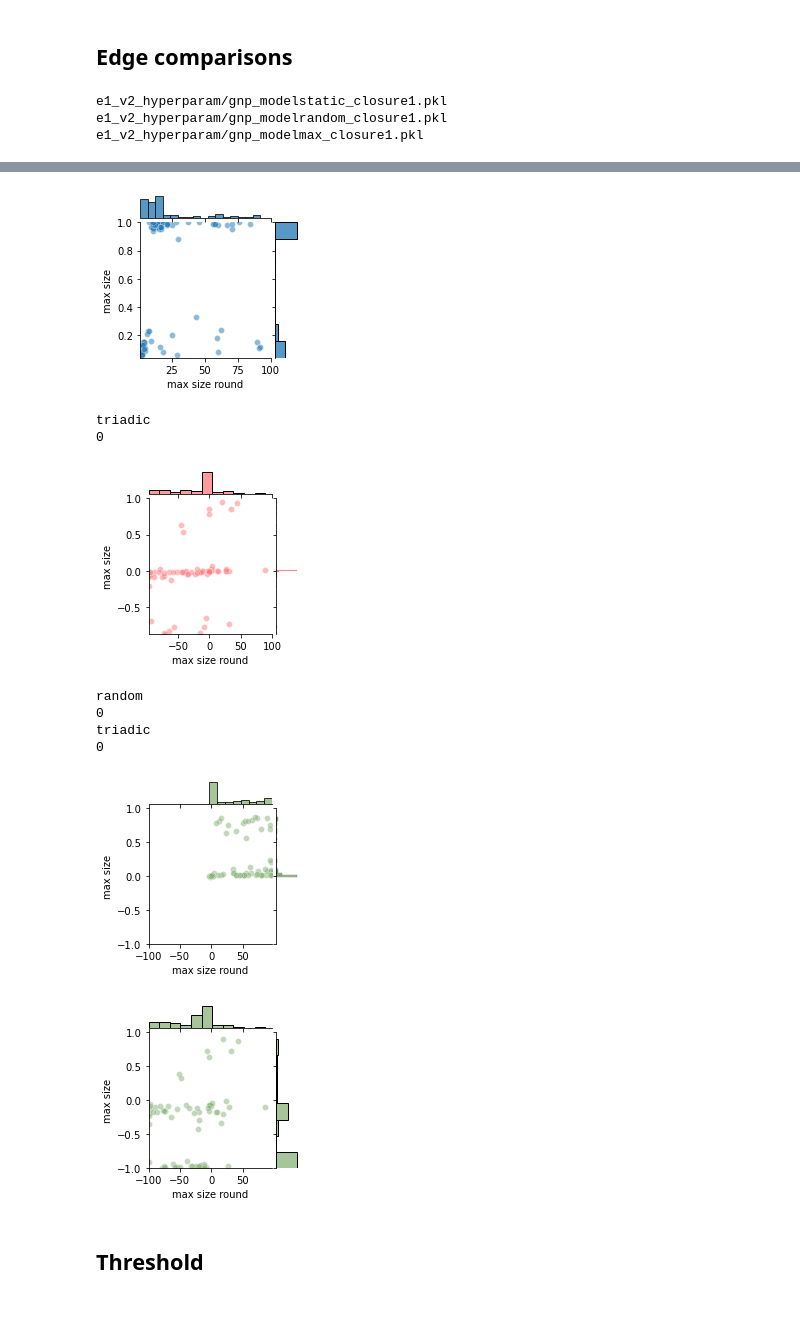
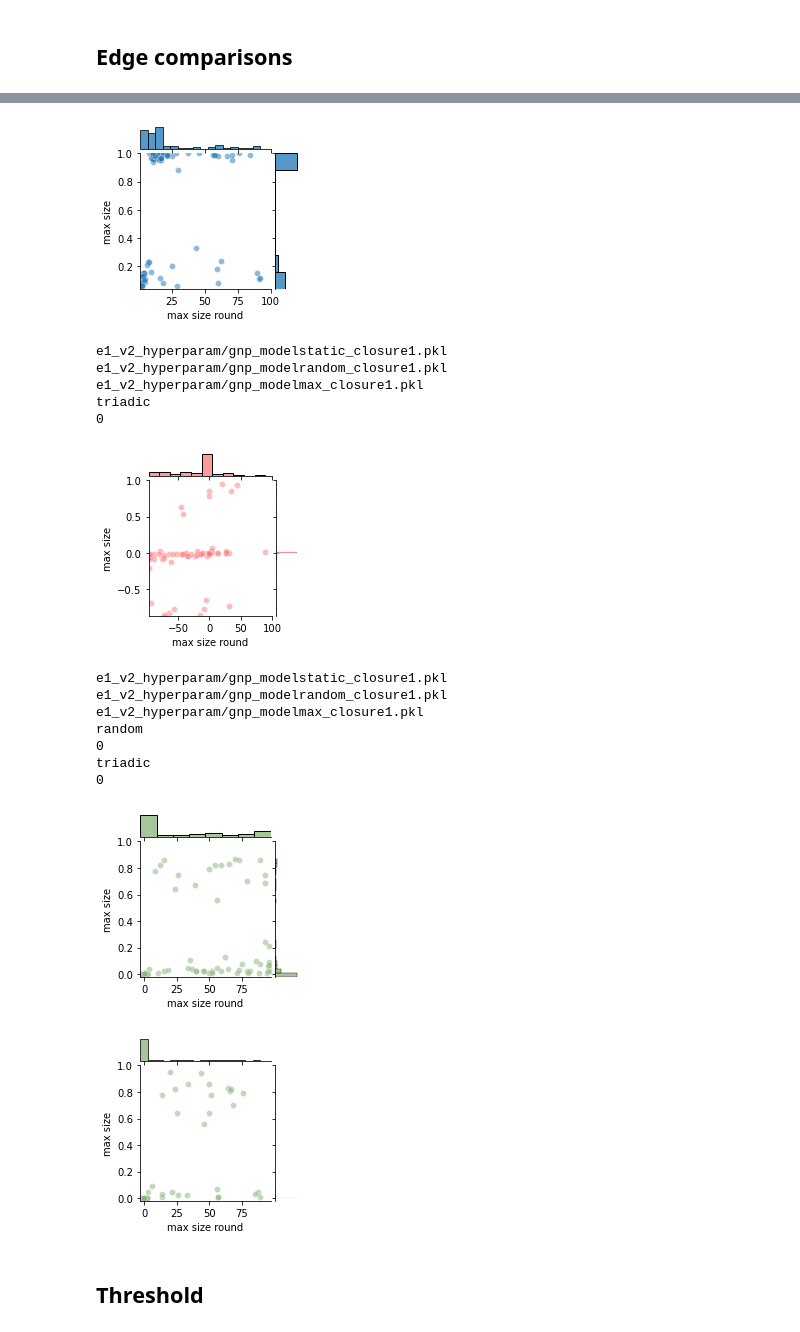
Before and after one commit to cephcyn/cornell_cs6850_triadicclosure, a Jupyter notebook: graphing.ipynb, the cells around one changed output, grey strips where cells are left out. Drawn from its saved outputs; the diff is of its cells as text; code cells hidden in the pictures.

```diff
--- a/graphing.ipynb
+++ b/graphing.ipynb
@@ -523,28 +523,28 @@ experiment_val = 1
 
 graph_type = 'gnp'
 
-data_d = {}
-selected_closure_methods = ['static', 'random', 'triadic']
-# = pd.DataFrame(columns=['max_size_rounds', 'rounds_filled', 'max_sizes', 'name'])
+def load_data_d():
+
+    data_d = {}
+    selected_closure_methods = ['static', 'random', 'triadic']
+    # = pd.DataFrame(columns=['max_size_rounds', 'rounds_filled', 'max_sizes', 'name'])
 
 
-for closure_method in selected_closure_methods:
-    filename = get_filename(graph_type, closure_method, experiment_type, experiment_val)
-    print(filename)
-    (sim_log, rounds_filled, rounds_frozen, max_size_round, sizes_round) = pickle.load(
-        open(filename, 'rb')
-    )
-    vals = {
-            'max_size_rounds': np.array(max_size_round),
-            'rounds_filled': np.array(rounds_filled),
-            'max_sizes': np.array([max(x) for x in sizes_round]),
-        }
-    data_d[closure_method] = vals
+    for closure_method in selected_closure_methods:
+        filename = get_filename(graph_type, closure_method, experiment_type, experiment_val)
+        print(filename)
+        (sim_log, rounds_filled, rounds_frozen, max_size_round, sizes_round) = pickle.load(
+            open(filename, 'rb')
+        )
+        vals = {
+                'max_size_rounds': np.array(max_size_round),
+                'rounds_filled': np.array(rounds_filled),
+                'max_sizes': np.array([max(x) for x in sizes_round]),
+            }
+        data_d[closure_method] = vals
+    return data_d
-# %% [output]
-e1_v2_hyperparam/gnp_modelstatic_closure1.pkl
-e1_v2_hyperparam/gnp_modelrandom_closure1.pkl
-e1_v2_hyperparam/gnp_modelmax_closure1.pkl
 # %%
+data_d = load_data_d()
 data = plot_individual_joints(data_d, selected_closure_methods, f'fig/edge-{graph_type}' + '-{}')
 def plot_edge_minus_random(data_d):
     for name, v in data_d.items():
@@ -553,6 +553,7 @@ def plot_edge_minus_random(data_d):
         data_d[name]['max_sizes'] = data_d[name]['max_sizes'] - data_d['random']['max_sizes']
     # del (data_d['static'])
     plot_individual_joints(data_d, ['triadic'], f'fig/edge-{graph_type}' + '-minus-random-{}', color=sns.xkcd_rgb['salmon pink'])
+data_d = load_data_d()
 plot_edge_minus_random(data_d)
 def plot_edge_minus_static(data_d):
     for name, v in data_d.items():
@@ -562,6 +563,6 @@ def plot_edge_minus_static(data_d):
     # del (data_d['static'])
 
     data = plot_individual_joints(data_d, ['random', 'triadic'], f'fig/edge-{graph_type}' + '-minus-static-{}', color=sns.xkcd_rgb['sage green'])
-
+data_d = load_data_d()
 plot_edge_minus_static(data_d)
 # %% [output]
@@ -568,21 +572,27 @@ plot_edge_minus_static(data_d)
 static
 42
 random
 62
 triadic
 56
 [figure]
 [figure]
 [figure]
+e1_v2_hyperparam/gnp_modelstatic_closure1.pkl
+e1_v2_hyperparam/gnp_modelrandom_closure1.pkl
+e1_v2_hyperparam/gnp_modelmax_closure1.pkl
 triadic
 0
 [figure]
+e1_v2_hyperparam/gnp_modelstatic_closure1.pkl
+e1_v2_hyperparam/gnp_modelrandom_closure1.pkl
+e1_v2_hyperparam/gnp_modelmax_closure1.pkl
 random
 0
 triadic
 0
-[figure, old version]
+[figure, new version]
-[figure, old version]
+[figure, new version]
 # %% [markdown]
 ## Threshold
 # %%
```
Also changed, not shown: parts of 4 cells of this notebook.
